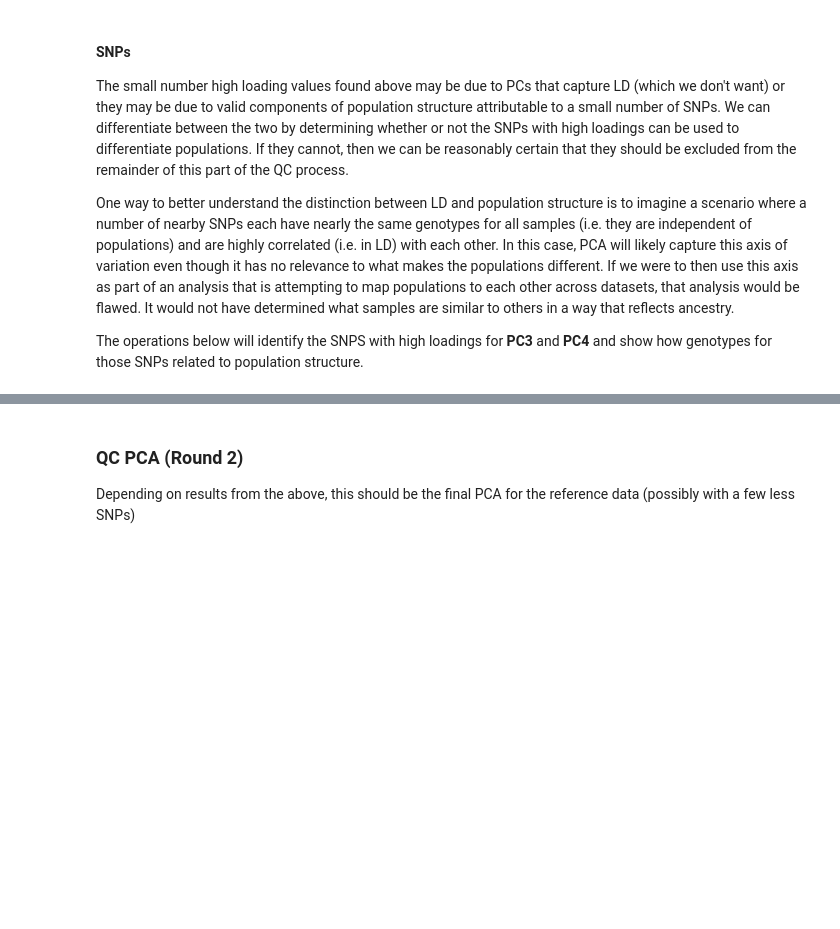
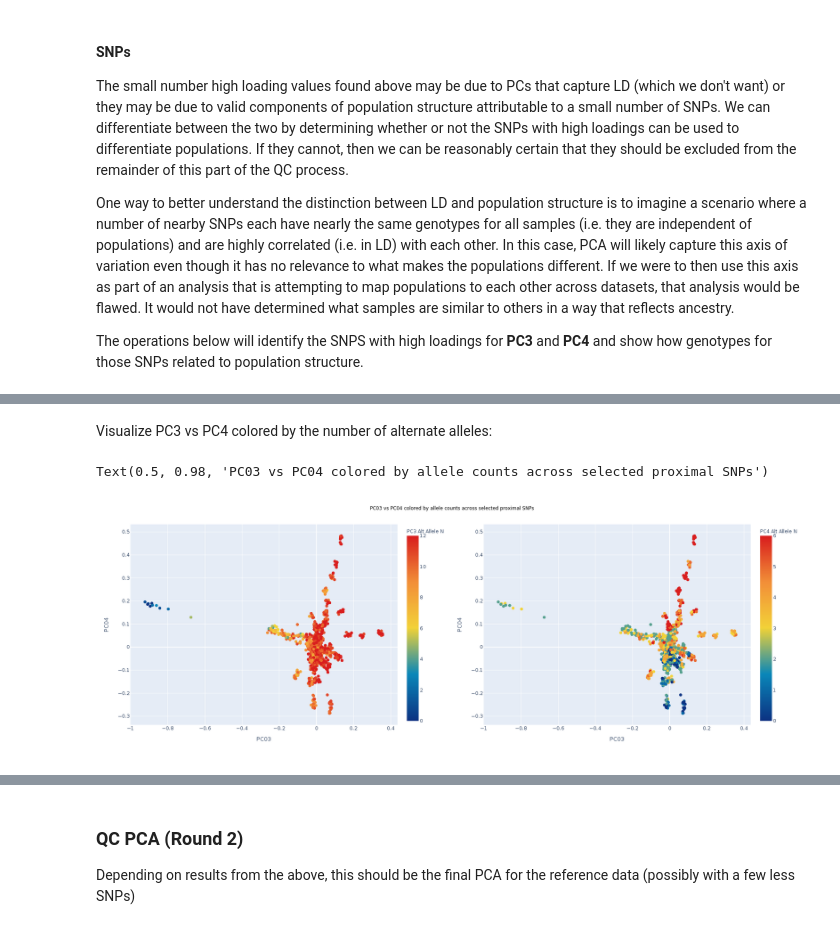
Before and after one commit to related-sciences/gwas-analysis, a Jupyter notebook: notebooks/organism/canine/cg-hail-04.ipynb, the cells around one changed output, grey strips where cells are left out. Saved outputs shown, nothing was run; the diff lists cells and outputs as text; code cells hidden in the pictures; blank space fills up the shorter version.

```diff
--- a/notebooks/organism/canine/cg-hail-04.ipynb
+++ b/notebooks/organism/canine/cg-hail-04.ipynb
@@ -310,0 +330,16 @@ Image(fig.to_image('png', width=800, height=500))
+# %%
+# Summarize the genotype for a few select SNPs above
+ht = mt.annotate_cols(**{
+    f'allele_ct_pc{pc}': hl.agg.sum(
+        functools.reduce(lambda a, b: a + b, [
+            hl.if_else(
+                i['interval'].contains(mt.locus),
+                mt.GT.n_alt_alleles() if i['sign'] > 0 else 2 - mt.GT.n_alt_alleles(),
+                0
+            )
+            for i in intervals
+        ])
+    )
+    for pc, intervals in locus_intervals.items()
+}).cols()
+ht.describe()
@@ -310,0 +367,6 @@ Image(fig.to_image('png', width=800, height=500))
+# %%
+pcs = list(map(lambda v: v - 1, locus_intervals.keys()))
+df = get_pc_score_fig_data(add_sample_info(pc_scores[0], ht, fields=[
+    c for c in list(ht.row.keys()) if 'breed' in c or 'allele_ct' in c
+]), pcs[0], pcs[1])
+df.head()
@@ -310,0 +393,24 @@ Image(fig.to_image('png', width=800, height=500))
+# %% [markdown]
+Visualize PC3 vs PC4 colored by the number of alternate alleles:
+# %%
+figs = [
+    get_pc_score_fig(df.rename(
+        columns={f'allele_ct_pc{pc+1}': f'PC{pc+1} Alt Allele N'}
+    ), color=f'PC{pc+1} Alt Allele N', color_continuous_scale='Portland')
+    for pc in pcs
+]
+breeds = [
+    'Basenji', 'Irish Wolfhound', 'Shetland Sheepdog',
+    'Collie', 'Saluki', 'Afghan Hound', 'Azawakh'
+]
+fig = get_pc_score_fig(
+    df.assign(breed_name=lambda df: df['breed_name'].apply(lambda v: v if v in breeds else 'Other')),
+    color='breed_name',
+    color_discrete_map={'Other': 'grey'}
+)
+images = list(map(viz.png_bytes_to_numpy, map(lambda f: f.to_image('png', width=900, height=650), figs)))
+viz.display_image_grid(images, 1, len(pcs))
+plt.gcf().suptitle('PC03 vs PC04 colored by allele counts across selected proximal SNPs')
+# %% [output]
+Text(0.5, 0.98, 'PC03 vs PC04 colored by allele counts across selected proximal SNPs')
+[figure, added]
```
Also changed, not shown: parts of 24 cells of this notebook, 1 other file.
